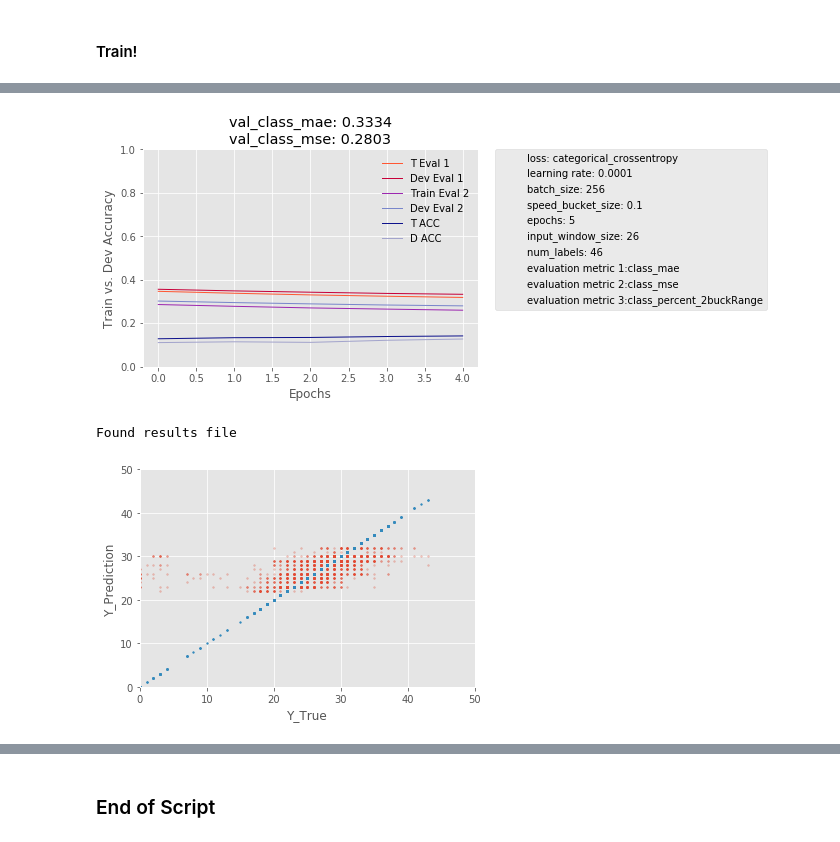
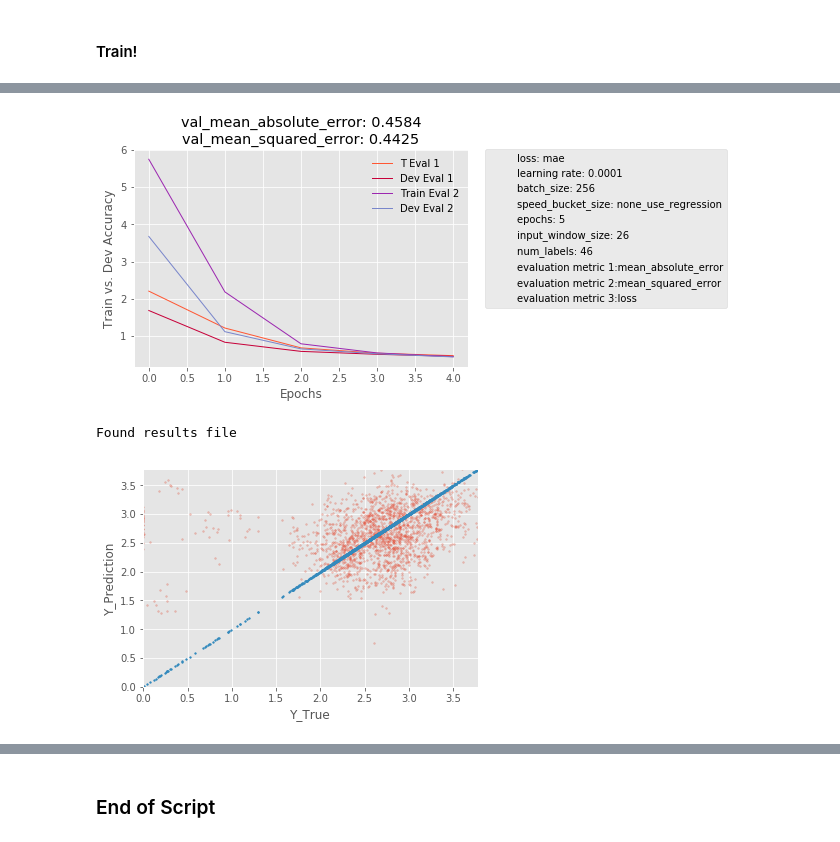
Before and after one commit to agotlin/lumo, a Jupyter notebook: Codebase/SpeedPrediction_FFCN_CNN_keras.ipynb, the cells around one changed output, grey strips where cells are left out. Cells and saved outputs as stored; diff of their text form; code cells hidden in the pictures.

Commit message:
Add regression plotting

```diff
--- a/Codebase/SpeedPrediction_FFCN_CNN_keras.ipynb
+++ b/Codebase/SpeedPrediction_FFCN_CNN_keras.ipynb
@@ -79,7 +80,7 @@ myFileLocation = folder_data_loc + myFileName + '.csv'
 batch_size_all = [256] # we used 50 for CNN, 128 for FCN
 learning_rate_all = [0.0001] # we used 0.001 for FCN, 0.0001 for CNN
 optimizer_type_all = ['adam'] # options are: "adam" , "rmsprop", "gradient" # adam for FCN, gradient for CNN
-loss_function_all = ['categorical_crossentropy'] # Other options (from keras defaults or custom) include: 'categorical_crossentropy' ,'mse', 'mae', 'class_mse', 'class_mae'
+loss_function_all = ['mae'] # Other options (from keras defaults or custom) include: 'categorical_crossentropy' ,'mse', 'mae', 'class_mse', 'class_mae'
 training_epochs_all = [5]
 
 # Fully Connected Architecture
@@ -475,32 +476,16 @@ for batch_size,learning_rate,optimizer_type,loss_function,training_epochs in ite
                 max_pool_kernel_size)
 
 #     # Create confusion matrices
-#     if speed_bucket_size != 'none_use_regression':
-#         if  model_architecture == 'FCN':
-#                 y_pred = model.predict(X_test)
-#         elif model_architecture == 'CNN':
-#             y_pred = model.predict([X_test_timeseries, X_test_anthro])
-#         y_pred_argmax = np.argmax(y_pred, axis=1)
-#         y_true = y_test
-#         y_true_argmax = np.argmax(y_true, axis=1)
-#         create_conf_matrix_from_model(machine_to_run_script
-#                 ,y_true_argmax
-#                 ,y_pred_argmax
-#                 ,folder_head_loc
-#                 ,file_name)
-
     if  model_architecture == 'FCN':
-            y_pred = model.predict(X_test)
+        y_pred = model.predict(X_test)
     elif model_architecture == 'CNN':
         y_pred = model.predict([X_test_timeseries, X_test_anthro])
-    y_pred_argmax = np.argmax(y_pred, axis=1)
-    y_true = y_test
-    y_true_argmax = np.argmax(y_true, axis=1)
     create_conf_matrix_from_model(machine_to_run_script
-            ,y_true_argmax
-            ,y_pred_argmax
+            ,y_test
+            ,y_pred
             ,folder_head_loc
-            ,file_name)
+            ,file_name
+            ,speed_bucket_size)
 
     print('Successfully created plots and figures for model ' + file_name)
     print(datetime.now())
@@ -529,3 +514,3 @@ Finished training model 20180918_220337!
-[figure, old version]
+[figure, new version]
 Found results file
-[figure, old version]
+[figure, new version]
```
Also changed, not shown: parts of 4 cells of this notebook, 42 other files.
